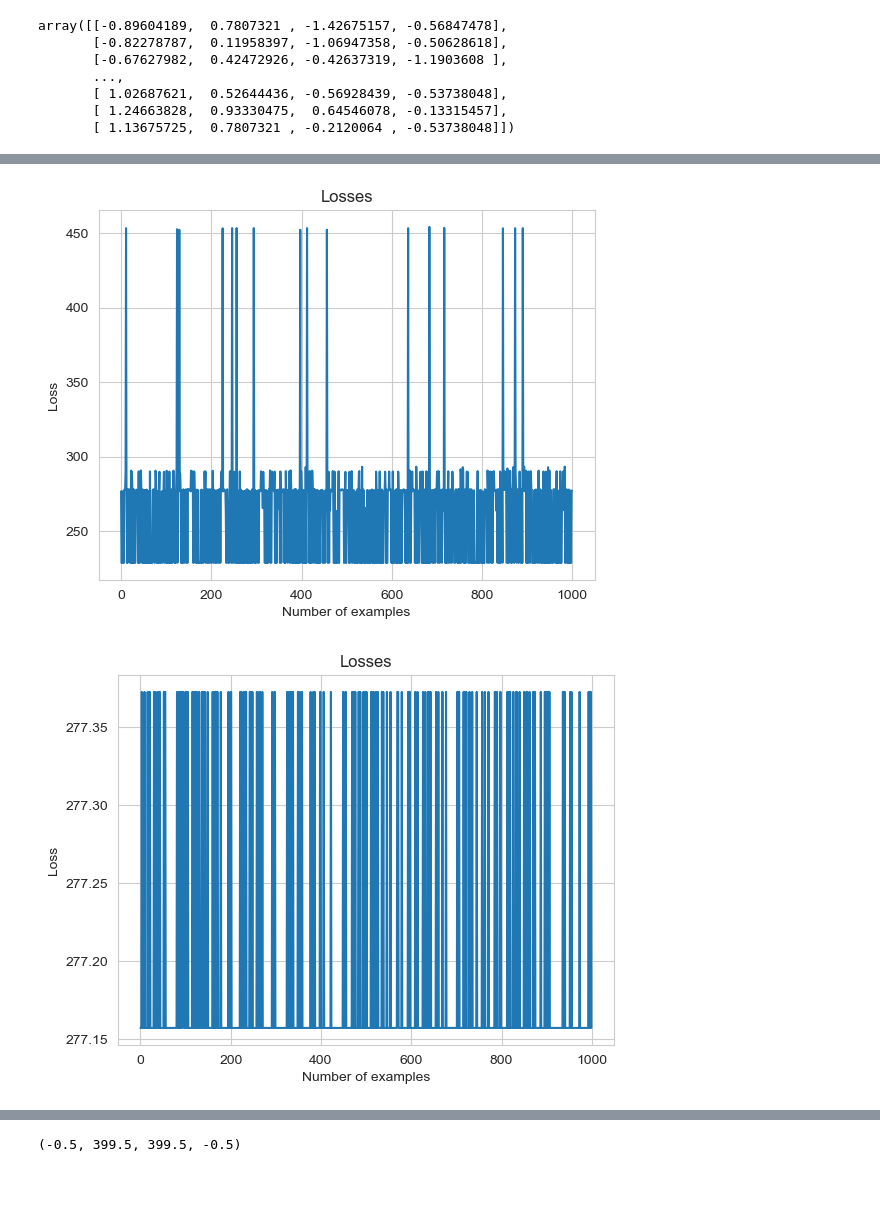
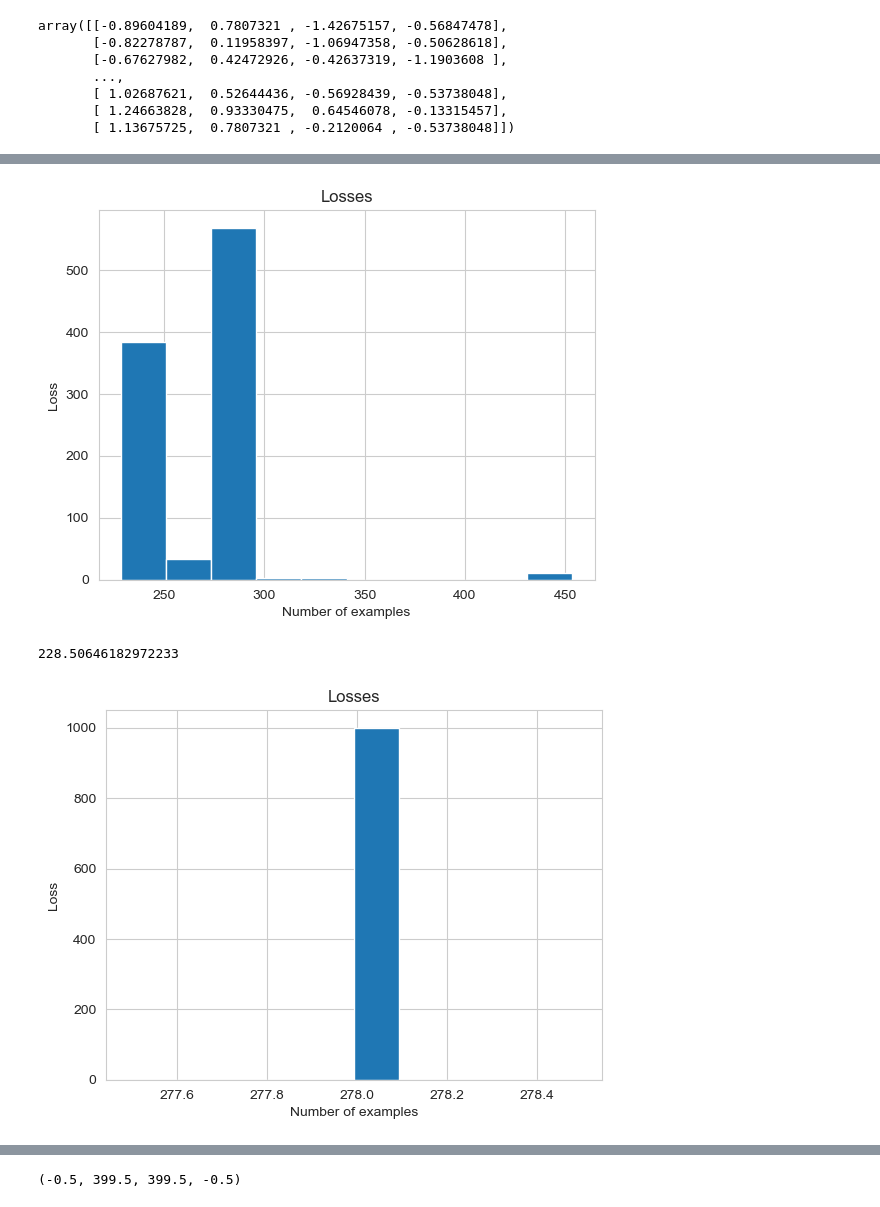
Before and after one commit to afrincon2/Machine_learning, a Jupyter notebook: Clustering/K-Means-Ex.ipynb, the cells around one changed output, grey strips where cells are left out. Cells and saved outputs as stored; diff of their text form; code cells hidden in the pictures.

```diff
--- a/Clustering/K-Means-Ex.ipynb
+++ b/Clustering/K-Means-Ex.ipynb
@@ -102,7 +102,7 @@ kmeans.fit(X)
 import matplotlib.pyplot as plt
 
 # Fit the K-means model with k=2
-kmeans = KMeans(k=5)
+kmeans = KMeans(k=3)
 kmeans.fit(X)
 
 # Plot the cluster assignments
@@ -208,34 +208,36 @@ for i in range(1000):
 
 # Plot the WSS values against the number of clusters
 x=np.arange(1000)
-plt.plot(x, looses)
+plt.hist(looses,)
 plt.title('Losses')
 plt.xlabel('Number of examples')
 plt.ylabel('Loss')
 plt.show()
 # %% [output]
-[figure, old version]
+[figure, new version]
 # %%
 #TODO train 1000 models, with a better initialization. Plot the results of the losses
 min_index = np.argmin(looses)
+print(looses[min_index])
 kmeans = KMeans(k=5)
 looses = []
 for i in range(1000):
-    value=np.random.normal()/100
-    best_random_int_values=initial_values[min_index]+np.random.normal()/10
+    kmeans = KMeans(k=5)
+    best_random_int_values=initial_values[min_index]+np.random.normal()/40
     kmeans.fit(X,best_random_int_values,1)
-    a=kmeans.get_wss(X)
-    looses.append(a)
+    kmeans.get_wss(X)
+    looses.append(kmeans.get_wss(X))
 
 # Plot the WSS values against the number of clusters
 x=np.arange(1000)
-plt.plot(x, looses)
+plt.hist(looses)
 plt.title('Losses')
 plt.xlabel('Number of examples')
 plt.ylabel('Loss')
 plt.show()
 # %% [output]
+228.50646182972233
-[figure, old version]
+[figure, new version]
 # %% [markdown]
 We have already seen the K-Means class. We know that it can help us to reduce dimensionality and understand how the data behave. We can use it for finding groups and classify them. Now, we are going to use it to do image segmentation.
 
```
Also changed, not shown: parts of 6 cells of this notebook.
